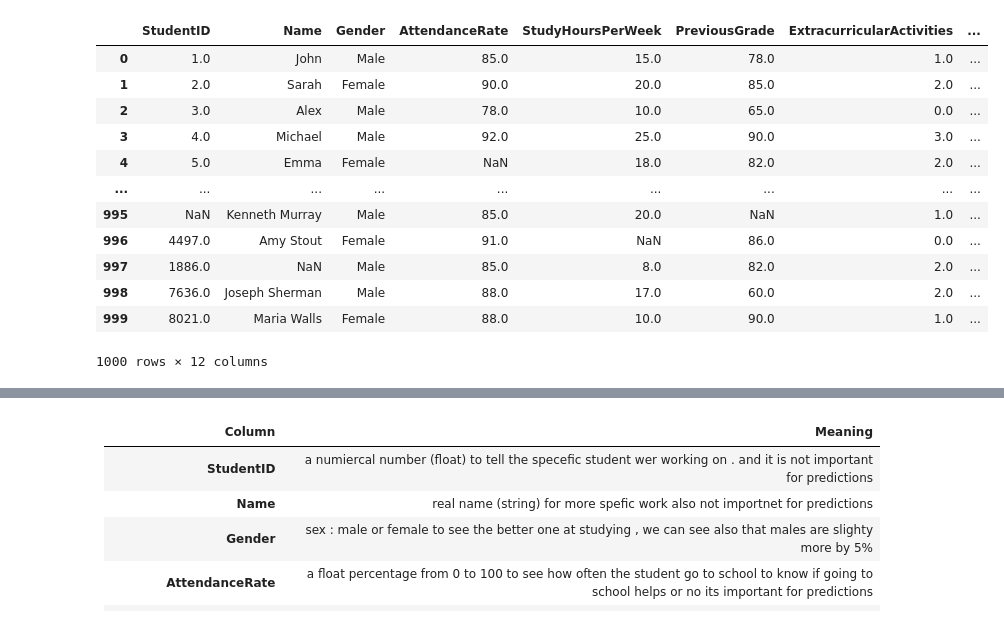
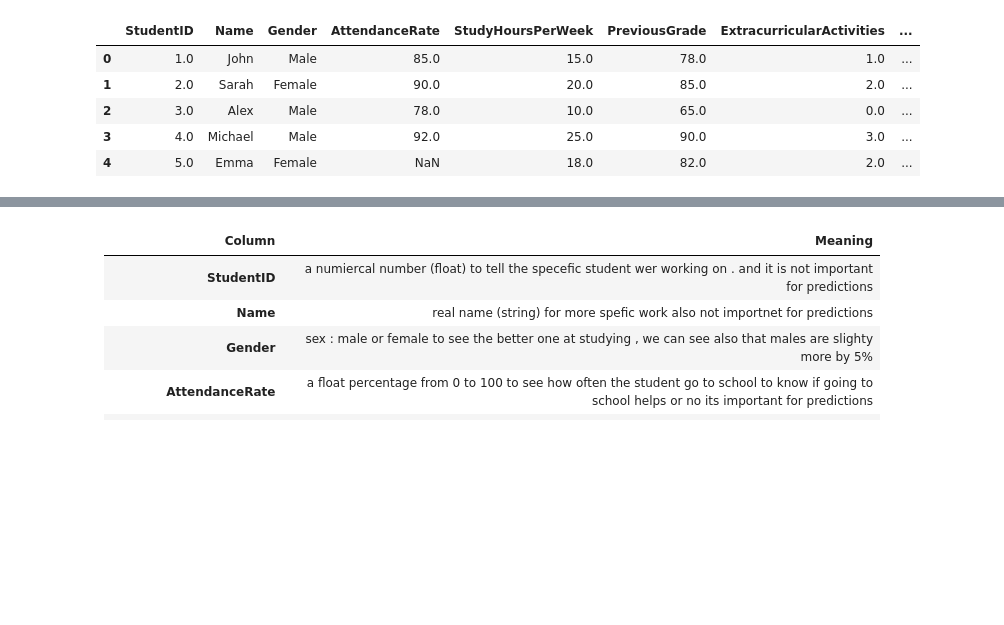
Before and after one commit to SmidaMohamedTaher/eda-task, a Jupyter notebook: plots/Untitled.ipynb, the cells around one changed output, grey strips where cells are left out. Cells and saved outputs as stored; diff of their text form; code cells hidden in the pictures; blank space fills up the shorter version.

```diff
--- a/plots/Untitled.ipynb
+++ b/plots/Untitled.ipynb
@@ -1,19 +1,12 @@
 # %%
 import pandas as pd
 
 df = pd.read_csv("student_performance_updated_1000.csv")
-df
+df.()
 # %% [output]
 |  | StudentID | Name | Gender | AttendanceRate | StudyHoursPerWeek | PreviousGrade | ExtracurricularActivities | ... |
 | 0 | 1.0 | John | Male | 85.0 | 15.0 | 78.0 | 1.0 | ... |
 | 1 | 2.0 | Sarah | Female | 90.0 | 20.0 | 85.0 | 2.0 | ... |
 | 2 | 3.0 | Alex | Male | 78.0 | 10.0 | 65.0 | 0.0 | ... |
 | 3 | 4.0 | Michael | Male | 92.0 | 25.0 | 90.0 | 3.0 | ... |
 | 4 | 5.0 | Emma | Female | NaN | 18.0 | 82.0 | 2.0 | ... |
-| ... | ... | ... | ... | ... | ... | ... | ... | ... |
-| 995 | NaN | Kenneth Murray | Male | 85.0 | 20.0 | NaN | 1.0 | ... |
-| 996 | 4497.0 | Amy Stout | Female | 91.0 | NaN | 86.0 | 0.0 | ... |
-| 997 | 1886.0 | NaN | Male | 85.0 | 8.0 | 82.0 | 2.0 | ... |
-| 998 | 7636.0 | Joseph Sherman | Male | 88.0 | 17.0 | 60.0 | 2.0 | ... |
-| 999 | 8021.0 | Maria Walls | Female | 88.0 | 10.0 | 90.0 | 1.0 | ... |
-1000 rows × 12 columns
```
Also changed, not shown: parts of 11 cells of this notebook, 12 other files.
